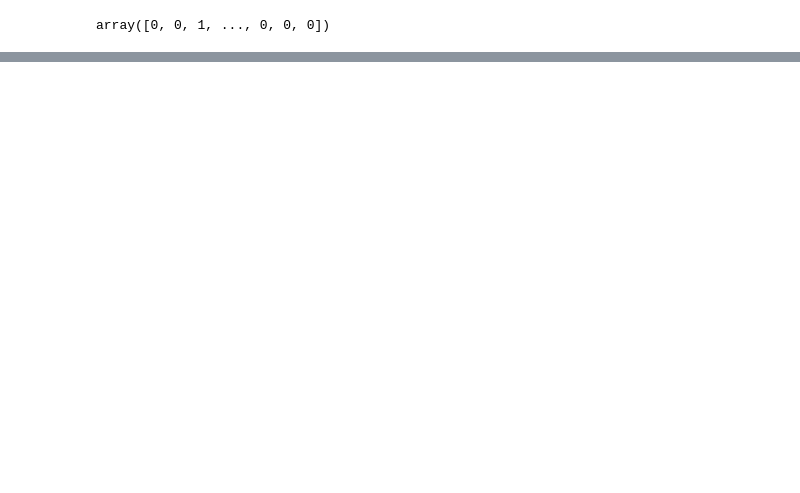
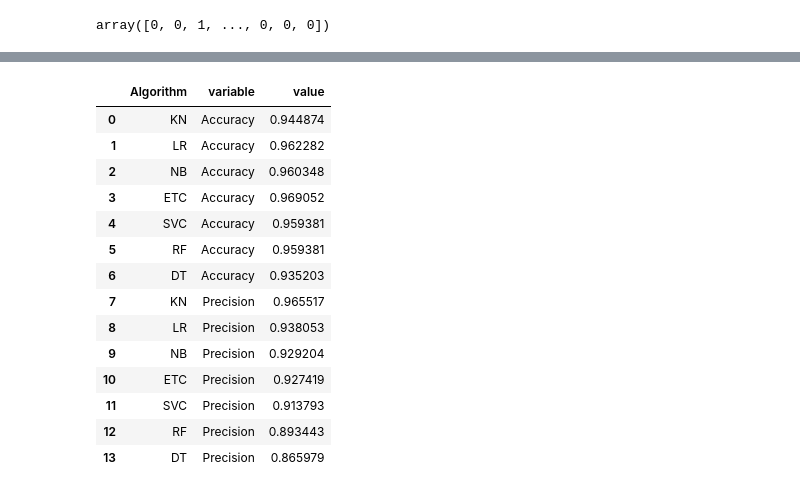
Before and after one commit to anuragjaiswal-nitkkr/SMS-Email-Spam-Detection, a Jupyter notebook: SMS_Spam_Detection.ipynb, the cells around one changed output, grey strips where cells are left out. Drawn from its saved outputs; the diff is of its cells as text; code cells hidden in the pictures; blank space fills up the shorter version.

```diff
--- a/SMS_Spam_Detection.ipynb
+++ b/SMS_Spam_Detection.ipynb
@@ -446,0 +471,10 @@ Precision Score: 0.9734513274336283
+# %%
+def train_classifier(clf,X_train,y_train,X_test,y_test):
+    clf.fit(X_train,y_train)
+    y_pred = clf.predict(X_test)
+    accuracy = accuracy_score(y_test,y_pred)
+    precision = precision_score(y_test,y_pred)
+
+    return accuracy,precision
+# %%
+train_classifier(svc,X_train,y_train,X_test,y_test)
@@ -446,0 +483,14 @@ Precision Score: 0.9734513274336283
+# %%
+accuracy_scores = []
+precision_scores = []
+
+for name,clf in clfs.items():
+
+    current_accuracy,current_precision = train_classifier(clf, X_train,y_train,X_test,y_test)
+
+    print("For ",name)
+    print("Accuracy - ",current_accuracy)
+    print("Precision - ",current_precision)
+
+    accuracy_scores.append(current_accuracy)
+    precision_scores.append(current_precision)
@@ -446,0 +515,2 @@ Precision Score: 0.9734513274336283
+# %%
+performance_df = pd.DataFrame({'Algorithm':clfs.keys(),'Accuracy':accuracy_scores,'Precision':precision_scores}).sort_values('Precision',ascending=False)
@@ -446,0 +528,21 @@ Precision Score: 0.9734513274336283
+# %%
+#model improve
+#1. Change the max_features paramter of Tf-idf
+performance_df1 = pd.melt(performance_df, id_vars = "Algorithm")
+performance_df1
+# %% [output]
+|  | Algorithm | variable | value |
+| 0 | KN | Accuracy | 0.944874 |
+| 1 | LR | Accuracy | 0.962282 |
+| 2 | NB | Accuracy | 0.960348 |
+| 3 | ETC | Accuracy | 0.969052 |
+| 4 | SVC | Accuracy | 0.959381 |
+| 5 | RF | Accuracy | 0.959381 |
+| 6 | DT | Accuracy | 0.935203 |
+| 7 | KN | Precision | 0.965517 |
+| 8 | LR | Precision | 0.938053 |
+| 9 | NB | Precision | 0.929204 |
+| 10 | ETC | Precision | 0.927419 |
+| 11 | SVC | Precision | 0.913793 |
+| 12 | RF | Precision | 0.893443 |
+| 13 | DT | Precision | 0.865979 |
```
Also changed, not shown: parts of 39 cells of this notebook.
